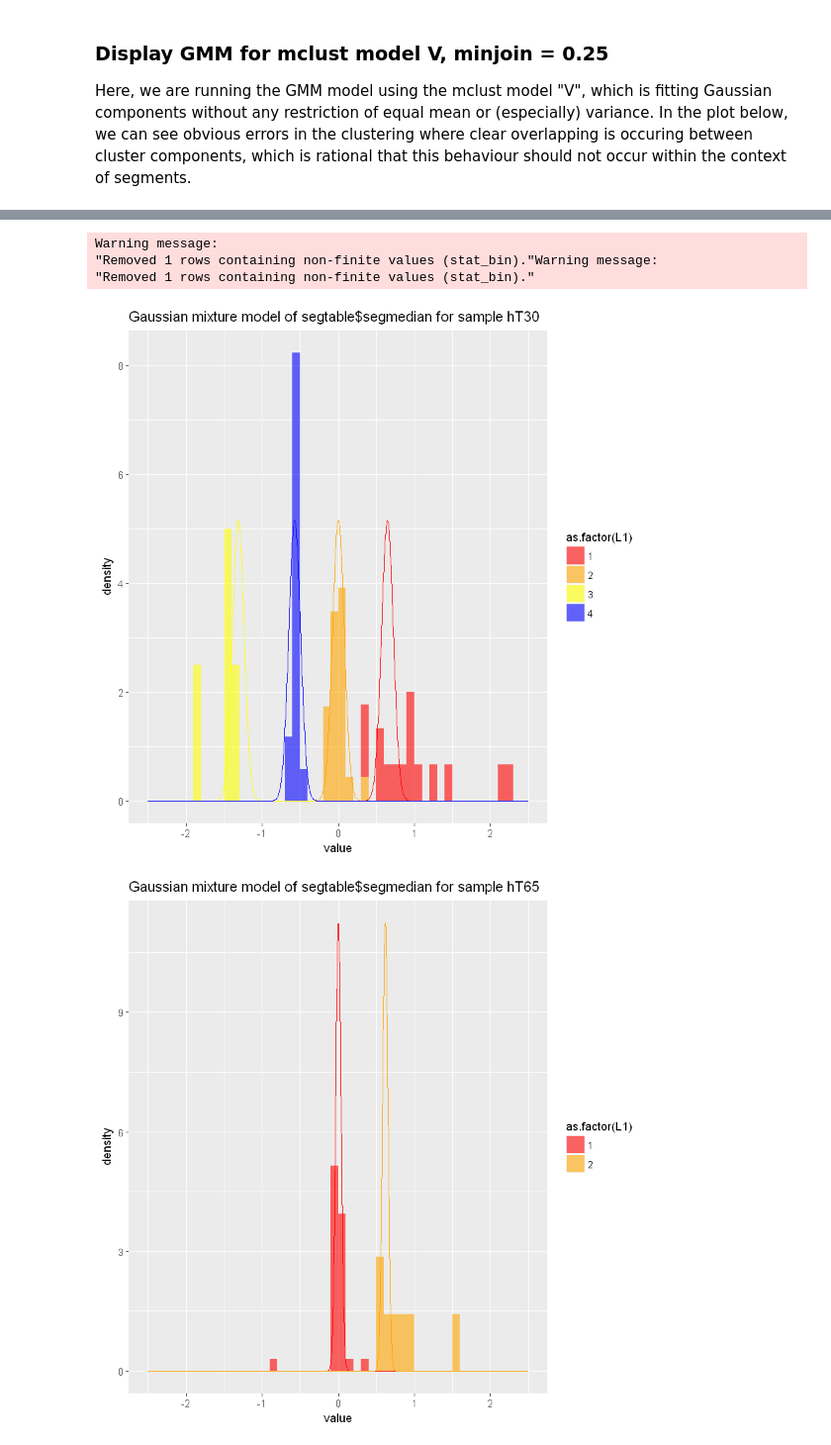
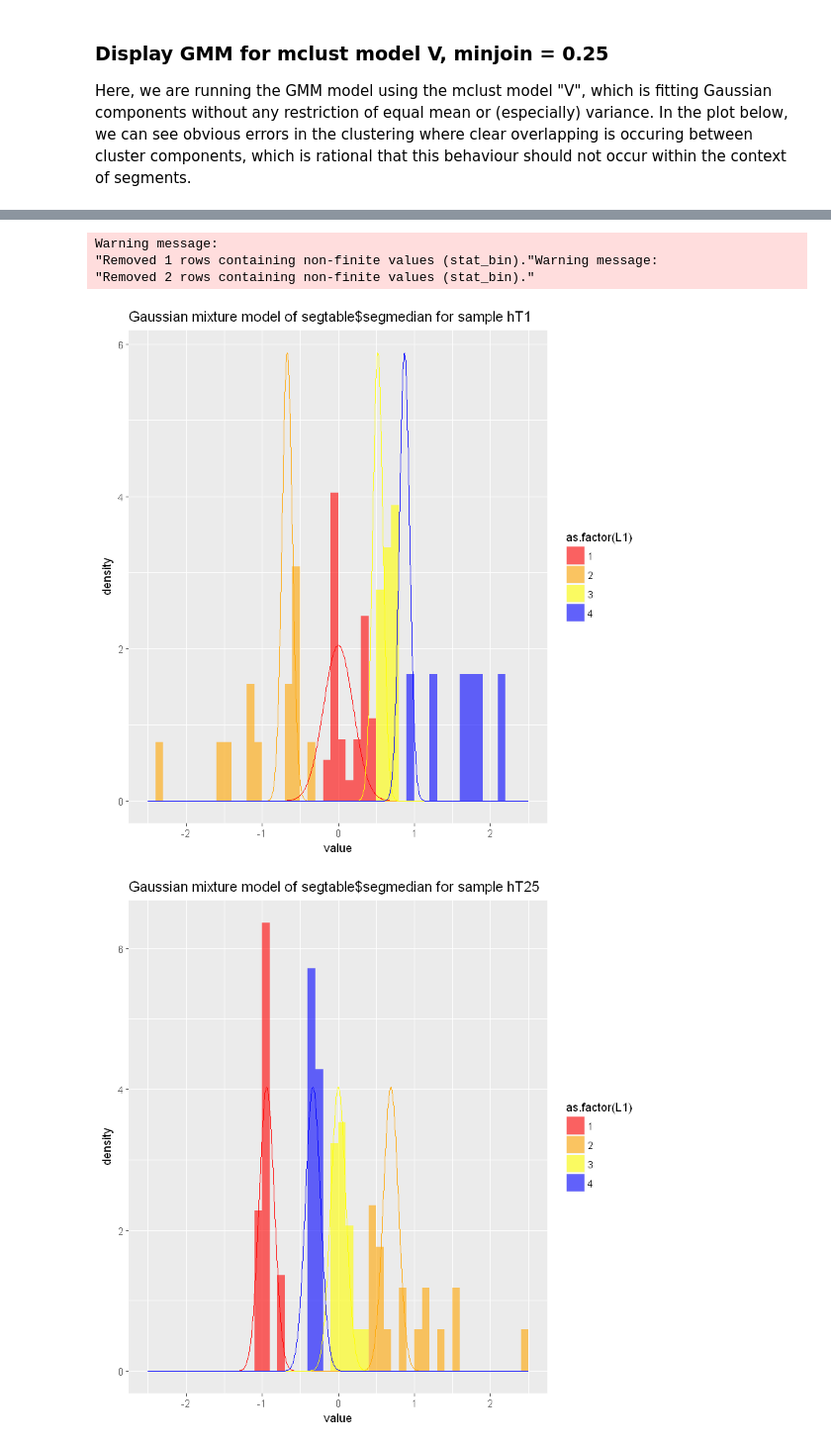
Before and after one commit to CodingBash/CNV-Clinical-Preprocessing, a Jupyter notebook: notebooks/Visualize GMMs from CNprep.ipynb, the cells around one changed output, grey strips where cells are left out. Shown: that part at 99% size. Saved outputs shown, nothing was run; the diff lists cells and outputs as text; code cells hidden in the pictures.

```diff
--- a/notebooks/Visualize GMMs from CNprep.ipynb
+++ b/notebooks/Visualize GMMs from CNprep.ipynb
@@ -7,4 +7,4 @@ source("visualizeGMMLibrary.R")
 # %% [markdown]
 ### Set the sample
 # %%
-sample_list <- c("hT30", "hT65","hT70", "hT72") # Set the sample that you want to view the GMM for here.
+sample_list <- c("hT1", "hT25","hT70", "hT72") # Set the sample that you want to view the GMM for here.
@@ -27,12 +53,12 @@ Warning message:
 # %%
 for(sample in sample_list){
     setwd("~/Documents/Git-Projects/Git-Research-Projects/drug-response-prediction")
-    segtable_mclust_E <- retrieveSegtable(sample, dir = "segClusteringResults/prev_run1/")
-    displayGMM(segtable = segtable_mclust_E, sample = sample, print = TRUE, save = FALSE)
+    segtable_mclust_V <- retrieveSegtable(sample, dir = "segClusteringResults/prev_run_7_19_2018_1/")
+    displayGMM(segtable = segtable_mclust_V, sample = sample, print = TRUE, save = FALSE)
 }
 # %% [output]
 Warning message:
 "Removed 1 rows containing non-finite values (stat_bin)."Warning message:
-"Removed 1 rows containing non-finite values (stat_bin)."
+"Removed 2 rows containing non-finite values (stat_bin)."
-[figure, old version]
+[figure, new version]
-[figure, old version]
+[figure, new version]
```
Also changed, not shown: parts of 24 cells of this notebook, 2 other files.
